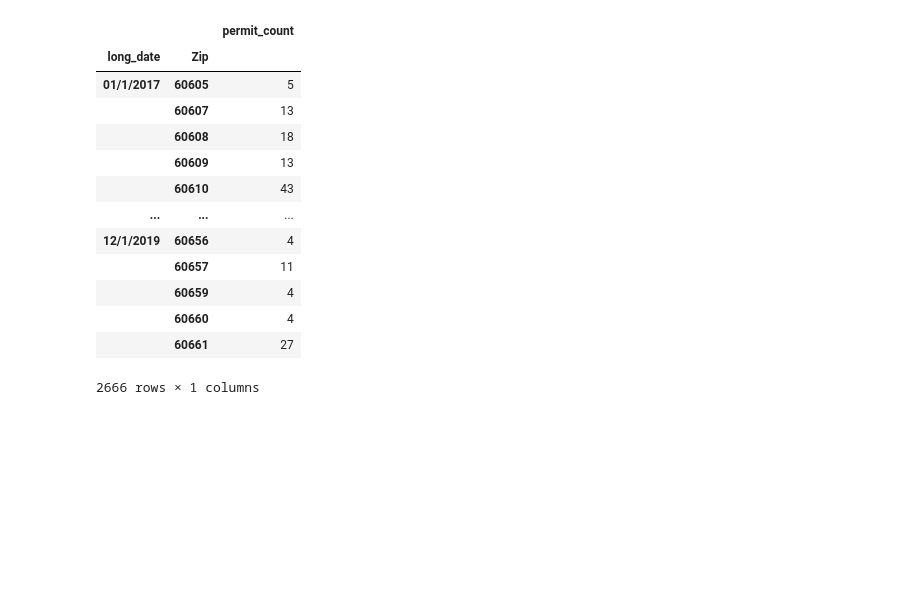
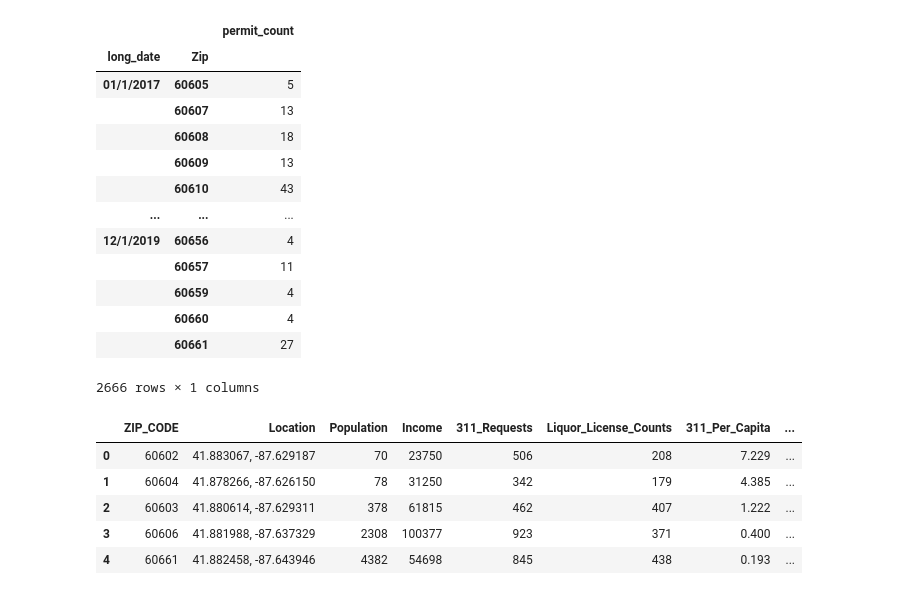
Before and after one commit to sjricketts/Project-3, a Jupyter notebook: chicago_real_estate_data.ipynb, the cells around one changed output. Drawn from its saved outputs; the diff is of its cells as text; code cells hidden in the pictures; blank space fills up the shorter version.

```diff
--- a/chicago_real_estate_data.ipynb
+++ b/chicago_real_estate_data.ipynb
@@ -498,3 +498,14 @@ permitMoCt_df
 2666 rows × 1 columns
 # %%
 permitMoCt_df.to_csv('Data/permitMoCtFinal_df.csv')
+# %%
+three11Data = "Data/311_liquor.csv"
+three11Data_df = pd.read_csv(three11Data,encoding='UTF-8')
+three11Data_df.head()
+# %% [output]
+|  | ZIP_CODE | Location | Population | Income | 311_Requests | Liquor_License_Counts | 311_Per_Capita | ... |
+| 0 | 60602 | 41.883067, -87.629187 | 70 | 23750 | 506 | 208 | 7.229 | ... |
+| 1 | 60604 | 41.878266, -87.626150 | 78 | 31250 | 342 | 179 | 4.385 | ... |
+| 2 | 60603 | 41.880614, -87.629311 | 378 | 61815 | 462 | 407 | 1.222 | ... |
+| 3 | 60606 | 41.881988, -87.637329 | 2308 | 100377 | 923 | 371 | 0.400 | ... |
+| 4 | 60661 | 41.882458, -87.643946 | 4382 | 54698 | 845 | 438 | 0.193 | ... |
```
Also changed, not shown: parts of 3 cells of this notebook, 4 other files.
